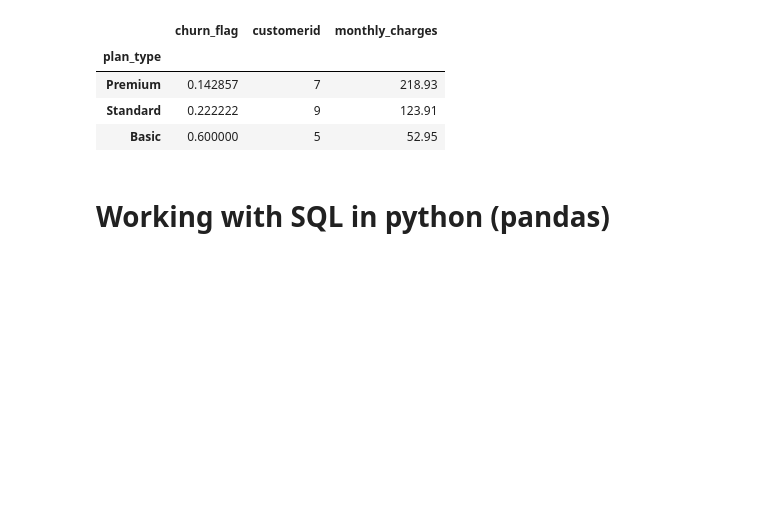
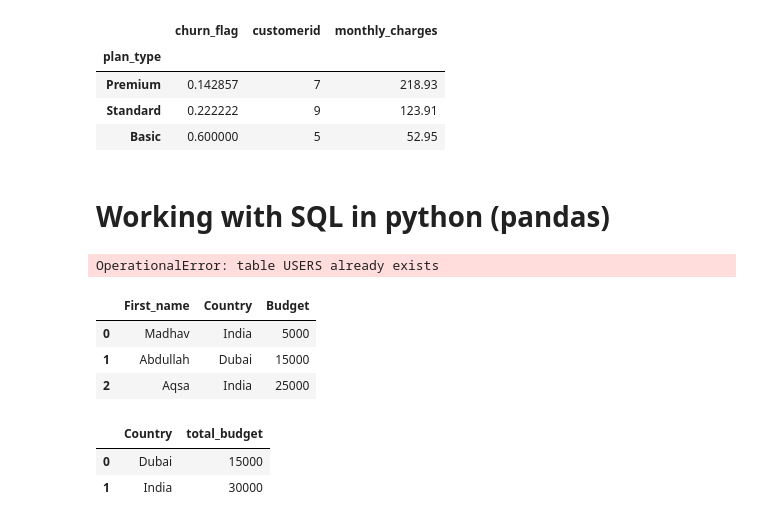
Before and after one commit to abdullahshamshad03/Churn-Analysis, a Jupyter notebook: data_analysis.ipynb, the cells around one changed output. Drawn from its saved outputs; the diff is of its cells as text; code cells hidden in the pictures; blank space fills up the shorter version.

Commit message:
data analysis added

```diff
--- a/data_analysis.ipynb
+++ b/data_analysis.ipynb
@@ -321,0 +324,4 @@ pd.pivot_table(
+# %%
+conn.execute("CREATE TABLE USERS (First_name TEXT, Country TEXT, Budget INTERGER)")
+# %% [output]
+OperationalError: table USERS already exists
@@ -321,0 +344,26 @@ pd.pivot_table(
+# %%
+# check inserted data in table
+
+conn = sqlite3.connect('database.sqlite')
+query = """select * from users"""
+
+df_database = pd.read_sql(query,conn)
+df_database
+# %% [output]
+|  | First_name | Country | Budget |
+| 0 | Madhav | India | 5000 |
+| 1 | Abdullah | Dubai | 15000 |
+| 2 | Aqsa | India | 25000 |
+# %%
+#aggregation
+
+query = """select country, sum(budget) as total_budget
+            from users
+            group by country
+ """
+df_agg = pd.read_sql(query,conn)
+df_agg
+# %% [output]
+|  | Country | total_budget |
+| 0 | Dubai | 15000 |
+| 1 | India | 30000 |
```
Also changed, not shown: parts of 4 cells of this notebook, 1 other file.
